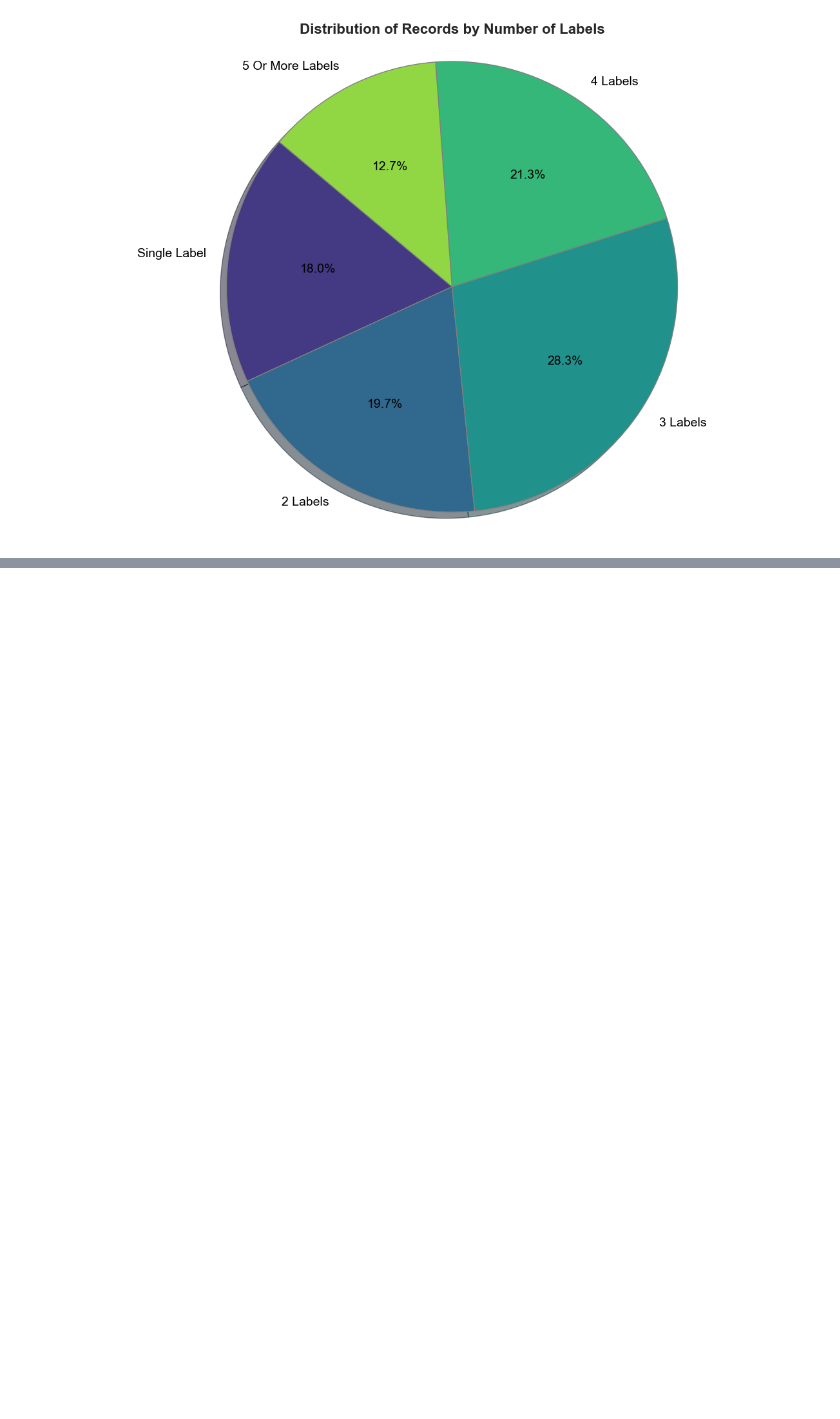
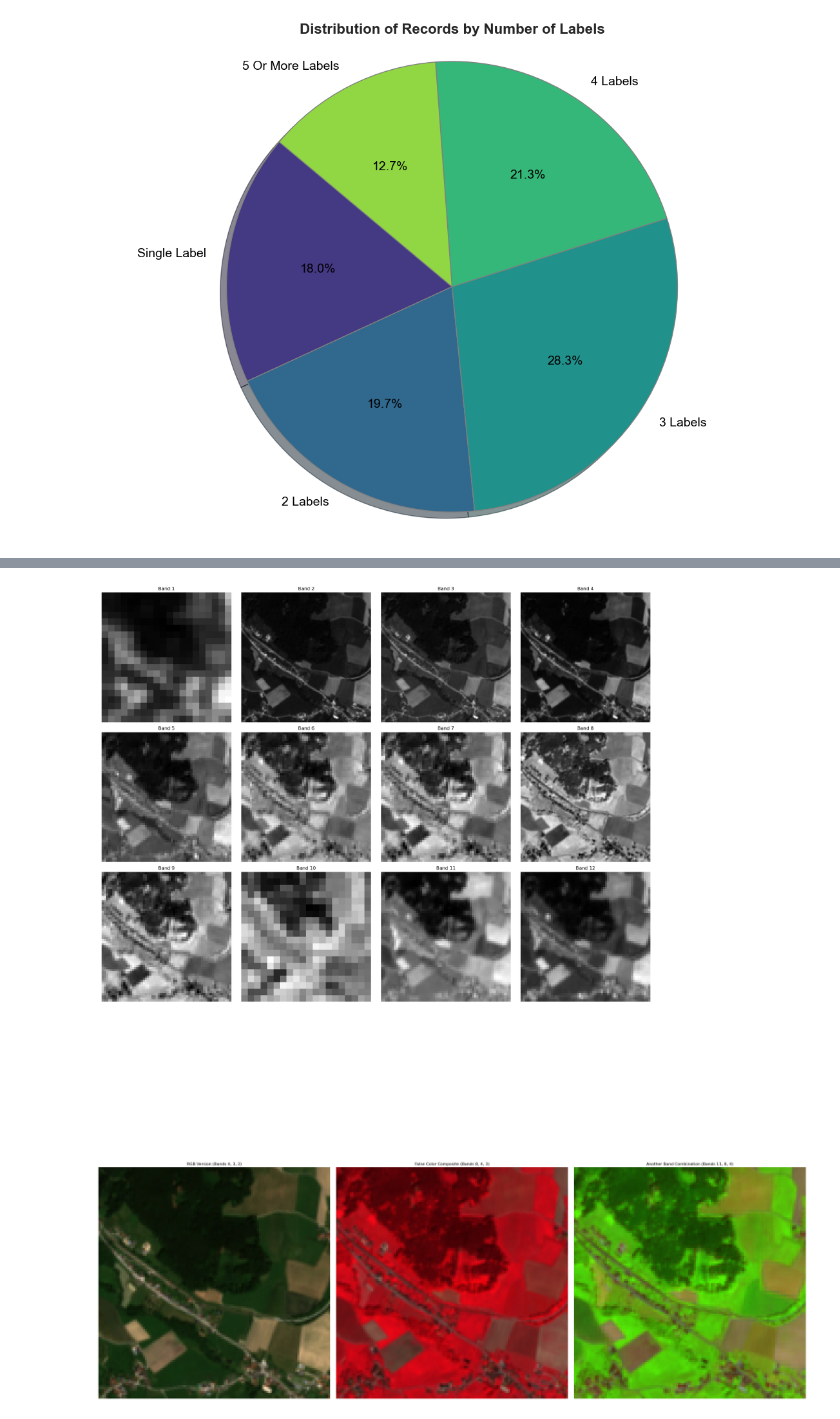
Before and after one commit to StaticRevo/FYP-Multi-Label-Classification-using-Deep-Learning, a Jupyter notebook: FYPProject/DatasetExploration.ipynb, the cells around one changed output, grey strips where cells are left out. Drawn from its saved outputs; the diff is of its cells as text; code cells hidden in the pictures; blank space fills up the shorter version.

```diff
--- a/FYPProject/DatasetExploration.ipynb
+++ b/FYPProject/DatasetExploration.ipynb
@@ -174,0 +235,60 @@ Total number of records: 480038
+# %%
+# Path to the combined 13-band TIFF file
+tif_path = r'C:\Users\isaac\Desktop\Small\CombinedImages\S2A_MSIL2A_20170613T101031_N9999_R022_T33UUP\S2A_MSIL2A_20170613T101031_N9999_R022_T33UUP_80_58.tif'
+
+# Read the combined 13-band TIFF file
+with rasterio.open(tif_path) as src:
+    combined_image = src.read()
+
+# Number of bands
+num_bands = combined_image.shape[0]
+
+# Plot the individual bands
+fig, axes = plt.subplots(4, 4, figsize=(20, 20))
+axes = axes.flatten()
+
+for i in range(num_bands):
+    axes[i].imshow(combined_image[i], cmap='gray')
+    axes[i].set_title(f'Band {i+1}')
+    axes[i].axis('off')
+
+# Hide any remaining empty subplots
+for j in range(num_bands, len(axes)):
+    axes[j].axis('off')
+
+plt.tight_layout()
+plt.show()
+
+# Extract the RGB bands (assuming bands 4, 3, and 2 for Sentinel-2)
+rgb_image = np.stack([combined_image[3], combined_image[2], combined_image[1]], axis=-1)
+
+# Normalize the RGB image to the range [0, 1]
+rgb_image = (rgb_image - rgb_image.min()) / (rgb_image.max() - rgb_image.min())
+
+# Plot the RGB version and other band combinations
+fig, axes = plt.subplots(1, 3, figsize=(30, 10))
+
+# Plot the RGB version
+axes[0].imshow(rgb_image)
+axes[0].set_title('RGB Version (Bands 4, 3, 2)')
+axes[0].axis('off')
+
+# Plot a false color composite (e.g., Bands 8, 4, 3 for Sentinel-2)
+false_color_image = np.stack([combined_image[7], combined_image[3], combined_image[2]], axis=-1)
+false_color_image = (false_color_image - false_color_image.min()) / (false_color_image.max() - false_color_image.min())
+axes[1].imshow(false_color_image)
+axes[1].set_title('False Color Composite (Bands 8, 4, 3)')
+axes[1].axis('off')
+
+# Plot another band combination (e.g., Bands 11, 8, 4 for Sentinel-2)
+another_combination_image = np.stack([combined_image[10], combined_image[7], combined_image[3]], axis=-1)
+another_combination_image = (another_combination_image - another_combination_image.min()) / (another_combination_image.max() - another_combination_image.min())
+axes[2].imshow(another_combination_image)
+axes[2].set_title('Another Band Combination (Bands 11, 8, 4)')
+axes[2].axis('off')
+
+plt.tight_layout()
+plt.show()
+# %% [output]
+[figure, added]
+[figure, added]
```
Also changed, not shown: parts of 4 cells of this notebook, 1 other file.
